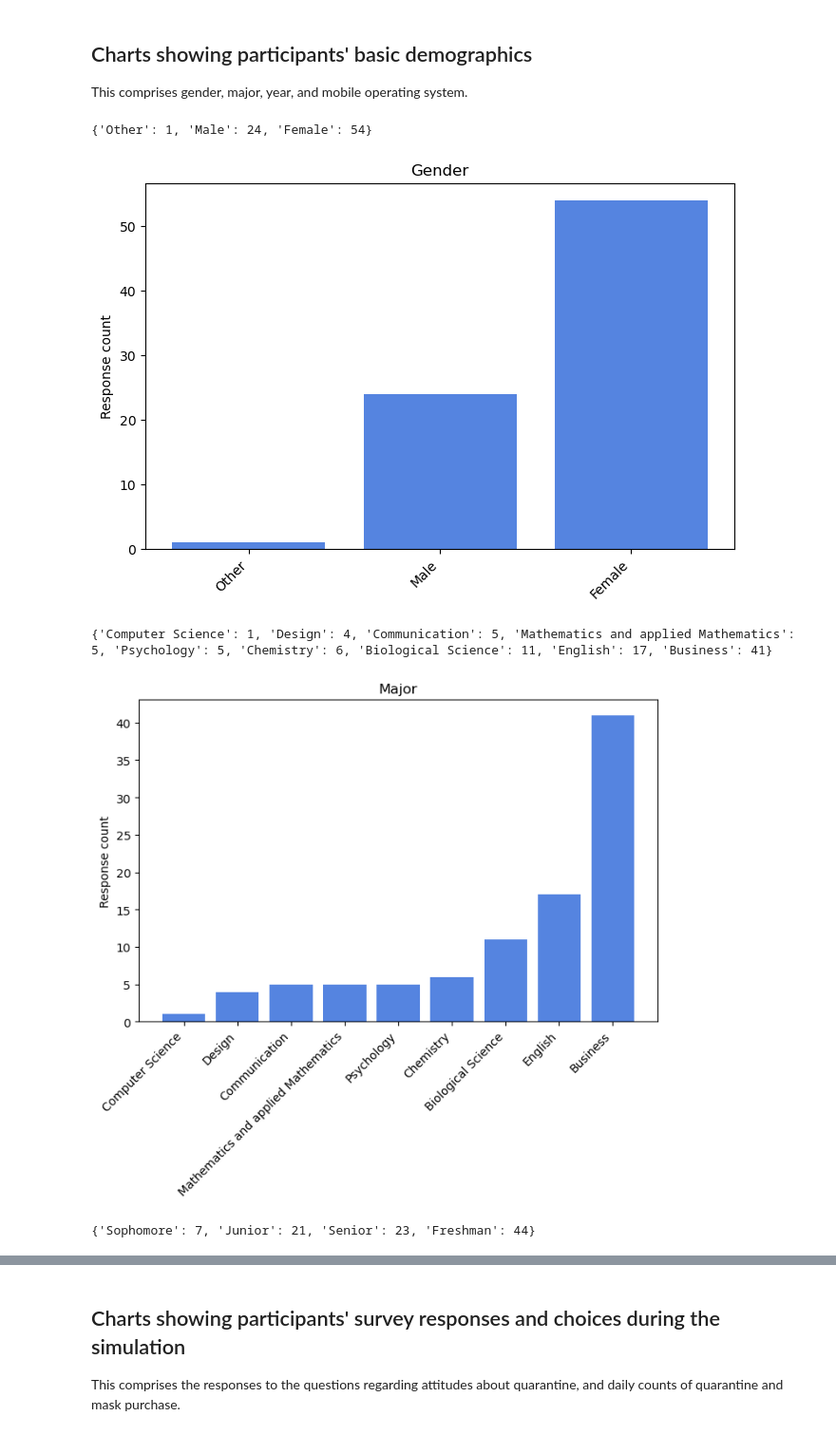
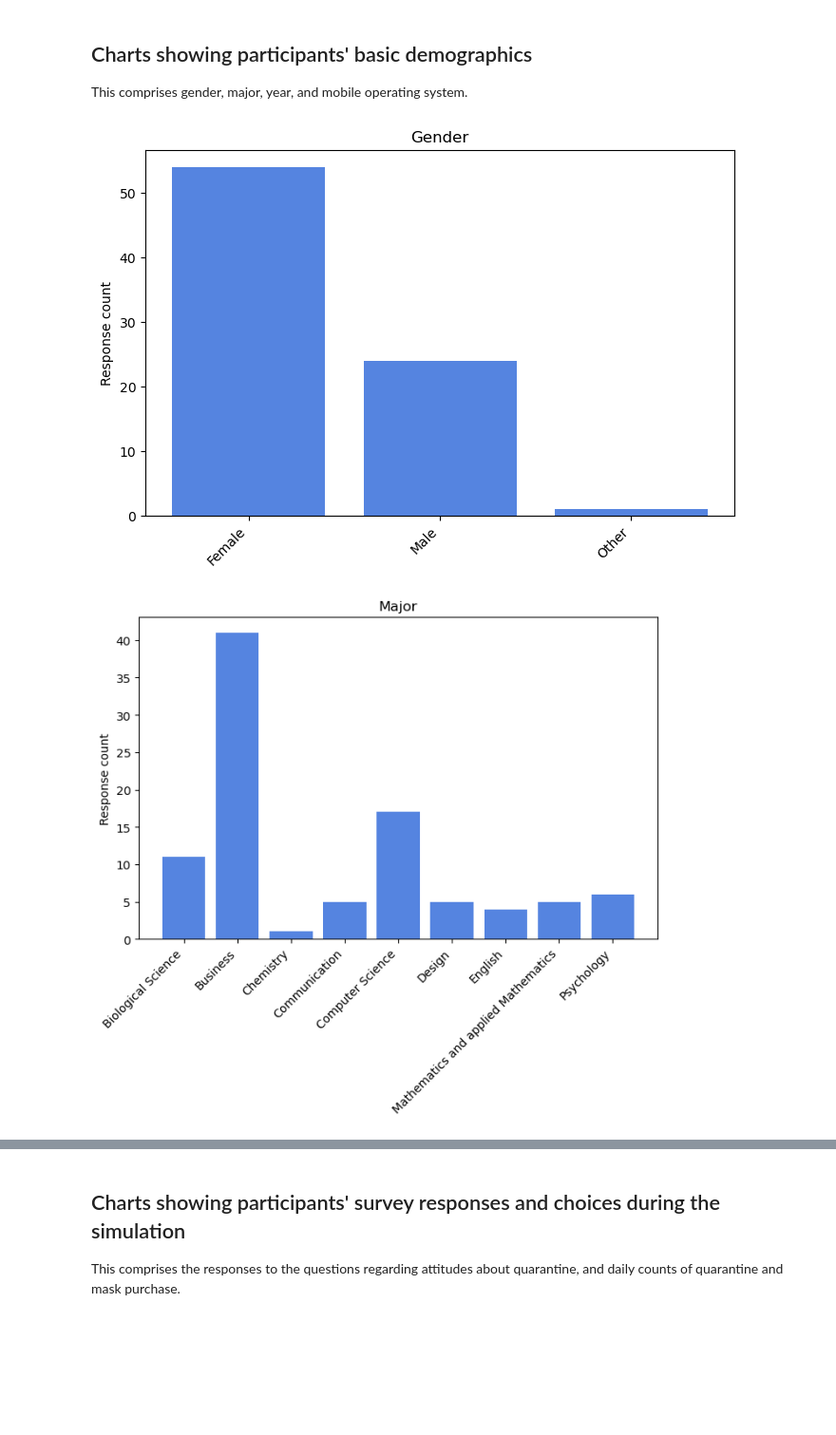
Before and after one commit to colabobio/oo-wku23, a Jupyter notebook: 3-behavioral-analysis.ipynb, the cells around one changed output, grey strips where cells are left out. Shown at 95% size. Cells and saved outputs as stored; diff of their text form; code cells hidden in the pictures; blank space fills up the shorter version.

```diff
--- a/3-behavioral-analysis.ipynb
+++ b/3-behavioral-analysis.ipynb
@@ -54,6 +54,12 @@ questions = ["Public health officials should have the power to order people\nint
 qresponses = ["Strongly disagree", "Somewhat agree", "Neither agree or disagree", "Somewhat agreee", "Strongly agree"]
 
 demographics = ['Gender', 'Major', 'Year', 'Mobile Operating System']
+gender_labels = ['Female', 'Male', 'Other']
+major_labels = ['Biological Science', 'Business', 'Chemistry', 'Communication', 'Computer Science',
+                'Design', 'English', 'Mathematics and applied Mathematics', 'Psychology']
+year_labels = ['Freshman', 'Sophomore', 'Junior',  'Senior']
+mos_labels = ['Android', 'iOS', 'HarmonyOS (Huawei)']
+labels = dict(zip(demographics, [gender_labels, major_labels, year_labels, mos_labels]))
 
 qpref_vars = ['q1_response', 'q2_response', 'q3_response']
 demo_vars = ['gender', 'major', 'year', 'mobile_os']
@@ -66,21 +72,15 @@ This comprises gender, major, year, and mobile operating system.
 # %%
 df = user_prefs_all
 print()
-for q, v in zip(demographics, demo_vars):
+for d, v in zip(demographics, demo_vars):
     counts = df[v].value_counts().sort_index()
-    responses = [r for r in list(df[v].unique()) if isinstance(r, str) or not math.isnan(r)]
     plt.figure(figsize=(8, 5))
-    data = dict(zip(responses, counts))
-    data = dict(sorted(data.items(), key=lambda item: item[1]))
-    plt.bar(data.keys(), data.values(), color='#5584E0')
+    plt.bar(labels[d], counts, color='#5584E0')
     plt.xticks(rotation=45, ha='right')
-    plt.title(q)
+    plt.title(d)
     plt.ylabel('Response count')
     plt.savefig(path.join(output_folder, 'survey-' + v + '.png'), bbox_inches='tight')
     plt.show()
 # %% [output]
-{'Other': 1, 'Male': 24, 'Female': 54}
-[figure, old version]
+[figure, new version]
-{'Computer Science': 1, 'Design': 4, 'Communication': 5, 'Mathematics and applied Mathematics': 5, 'Psychology': 5, 'Chemistry': 6, 'Biological Science': 11, 'English': 17, 'Business': 41}
-[figure, old version]
+[figure, new version]
-{'Sophomore': 7, 'Junior': 21, 'Senior': 23, 'Freshman': 44}
```
Also changed, not shown: parts of 8 cells of this notebook, 7 other files.
